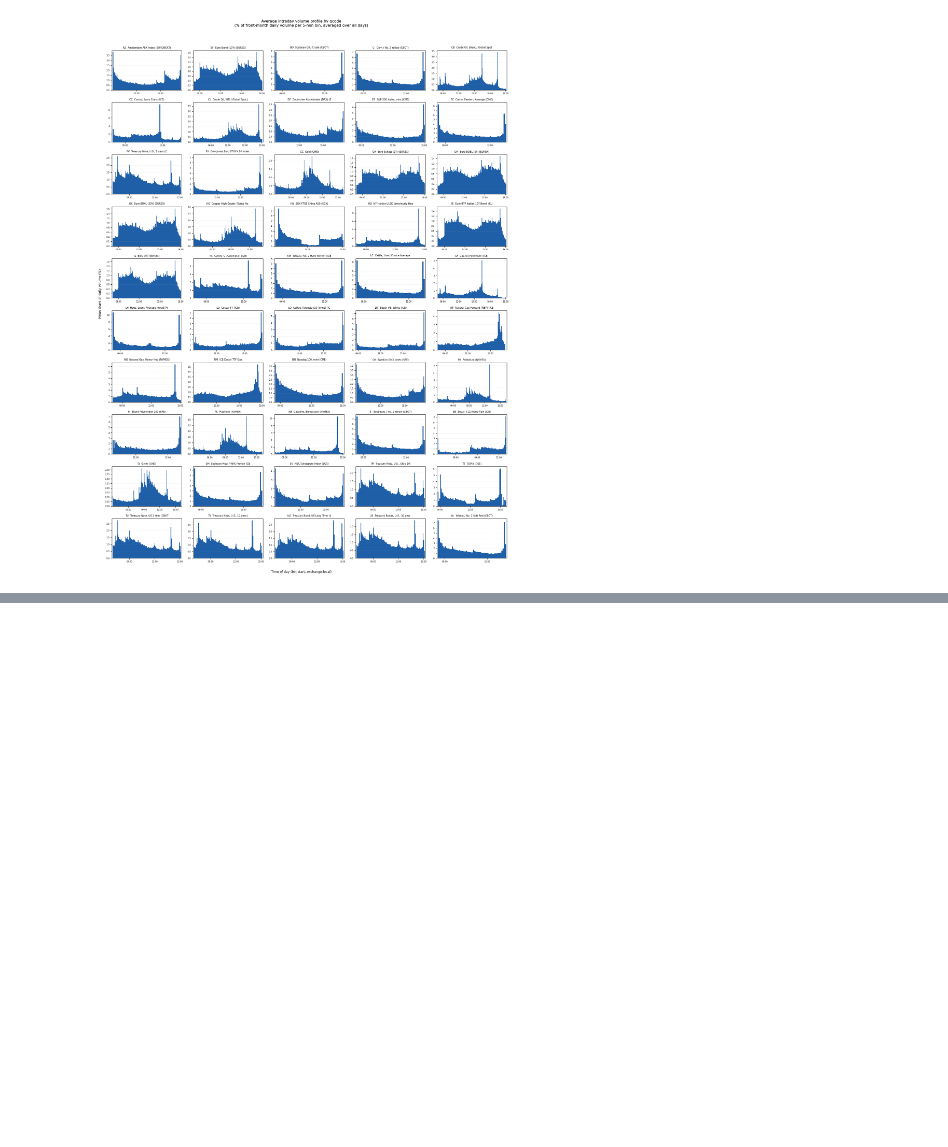
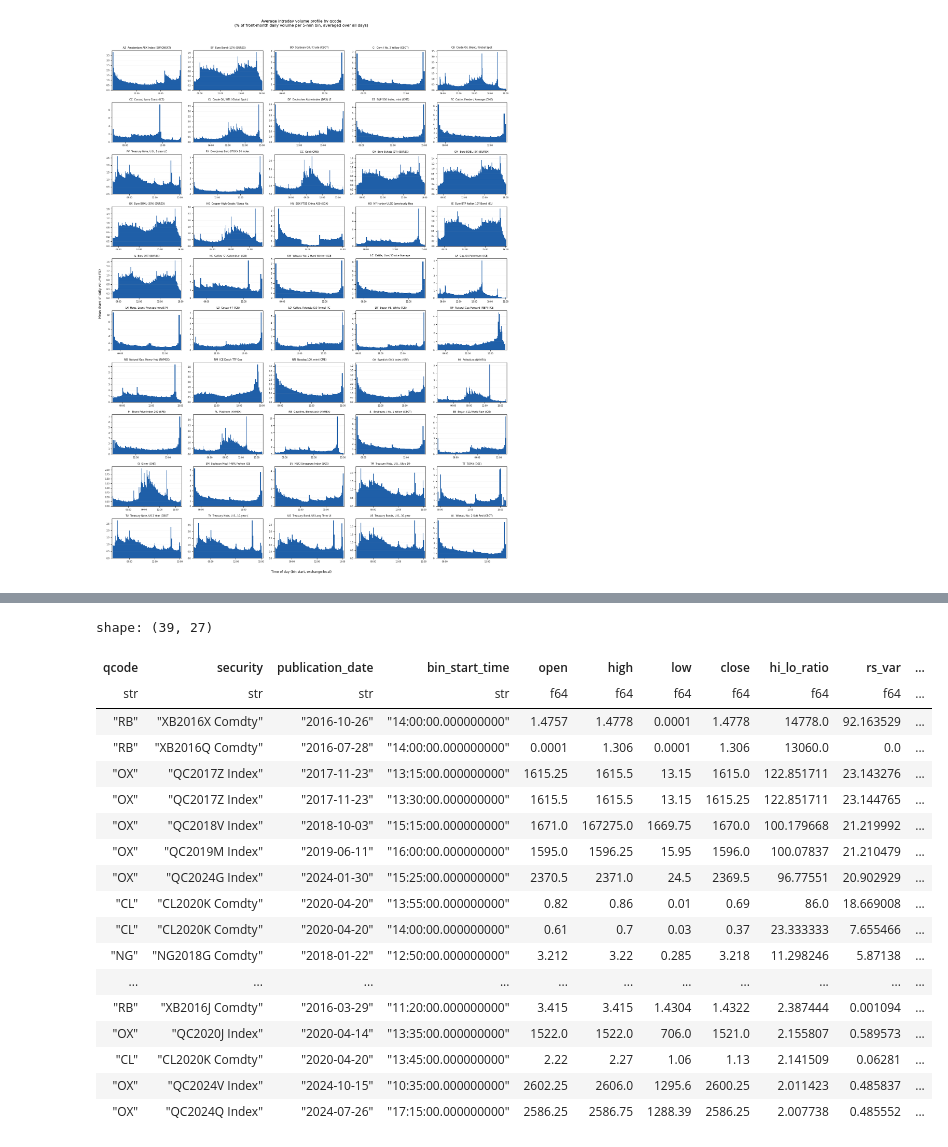
Before and after one commit to qe-internship-lwe/Individual-Project-2, a Jupyter notebook: test_snowflake.ipynb, the cells around one changed output, grey strips where cells are left out. Cells and saved outputs as stored; diff of their text form; code cells hidden in the pictures; blank space fills up the shorter version.

```diff
--- a/test_snowflake.ipynb
+++ b/test_snowflake.ipynb
@@ -340,0 +423,32 @@ plt.show()
+# %%
+# the bad-tick bins removed above (corrupted OHLC), worst first — full record of
+# every field. Note how one of O/H/L/C is 10-100x off the others (or a near-zero
+# print), while volume / signed_volume / twa_bid / twa_ask look normal.
+lead = [
+    "qcode", "security", "publication_date", "bin_start_time",
+    "open", "high", "low", "close", "hi_lo_ratio", "rs_var",
+    "volume", "signed_volume", "trade_count", "vwap", "twa_bid", "twa_ask",
+]
+ordered = lead + [c for c in bad_bins.columns if c not in lead]
+with pl.Config(tbl_rows=bad_bins.height, tbl_cols=-1):
+    display(bad_bins.select(ordered))
+# %% [output]
+shape: (39, 27)
+| qcode | security | publication_date | bin_start_time | open | high | low | close | hi_lo_ratio | rs_var | ... |
+| str | str | str | str | f64 | f64 | f64 | f64 | f64 | f64 | ... |
+| "RB" | "XB2016X Comdty" | "2016-10-26" | "14:00:00.000000000" | 1.4757 | 1.4778 | 0.0001 | 1.4778 | 14778.0 | 92.163529 | ... |
+| "RB" | "XB2016Q Comdty" | "2016-07-28" | "14:00:00.000000000" | 0.0001 | 1.306 | 0.0001 | 1.306 | 13060.0 | 0.0 | ... |
+| "OX" | "QC2017Z Index" | "2017-11-23" | "13:15:00.000000000" | 1615.25 | 1615.5 | 13.15 | 1615.0 | 122.851711 | 23.143276 | ... |
+| "OX" | "QC2017Z Index" | "2017-11-23" | "13:30:00.000000000" | 1615.5 | 1615.5 | 13.15 | 1615.25 | 122.851711 | 23.144765 | ... |
+| "OX" | "QC2018V Index" | "2018-10-03" | "15:15:00.000000000" | 1671.0 | 167275.0 | 1669.75 | 1670.0 | 100.179668 | 21.219992 | ... |
+| "OX" | "QC2019M Index" | "2019-06-11" | "16:00:00.000000000" | 1595.0 | 1596.25 | 15.95 | 1596.0 | 100.07837 | 21.210479 | ... |
+| "OX" | "QC2024G Index" | "2024-01-30" | "15:25:00.000000000" | 2370.5 | 2371.0 | 24.5 | 2369.5 | 96.77551 | 20.902929 | ... |
+| "CL" | "CL2020K Comdty" | "2020-04-20" | "13:55:00.000000000" | 0.82 | 0.86 | 0.01 | 0.69 | 86.0 | 18.669008 | ... |
+| "CL" | "CL2020K Comdty" | "2020-04-20" | "14:00:00.000000000" | 0.61 | 0.7 | 0.03 | 0.37 | 23.333333 | 7.655466 | ... |
+| "NG" | "NG2018G Comdty" | "2018-01-22" | "12:50:00.000000000" | 3.212 | 3.22 | 0.285 | 3.218 | 11.298246 | 5.87138 | ... |
+| ... | ... | ... | ... | ... | ... | ... | ... | ... | ... | ... |
+| "RB" | "XB2016J Comdty" | "2016-03-29" | "11:20:00.000000000" | 3.415 | 3.415 | 1.4304 | 1.4322 | 2.387444 | 0.001094 | ... |
+| "OX" | "QC2020J Index" | "2020-04-14" | "13:35:00.000000000" | 1522.0 | 1522.0 | 706.0 | 1521.0 | 2.155807 | 0.589573 | ... |
+| "CL" | "CL2020K Comdty" | "2020-04-20" | "13:45:00.000000000" | 2.22 | 2.27 | 1.06 | 1.13 | 2.141509 | 0.06281 | ... |
+| "OX" | "QC2024V Index" | "2024-10-15" | "10:35:00.000000000" | 2602.25 | 2606.0 | 1295.6 | 2600.25 | 2.011423 | 0.485837 | ... |
+| "OX" | "QC2024Q Index" | "2024-07-26" | "17:15:00.000000000" | 2586.25 | 2586.75 | 1288.39 | 2586.25 | 2.007738 | 0.485552 | ... |
```
Also changed, not shown: parts of 6 cells of this notebook, 2 other files.
